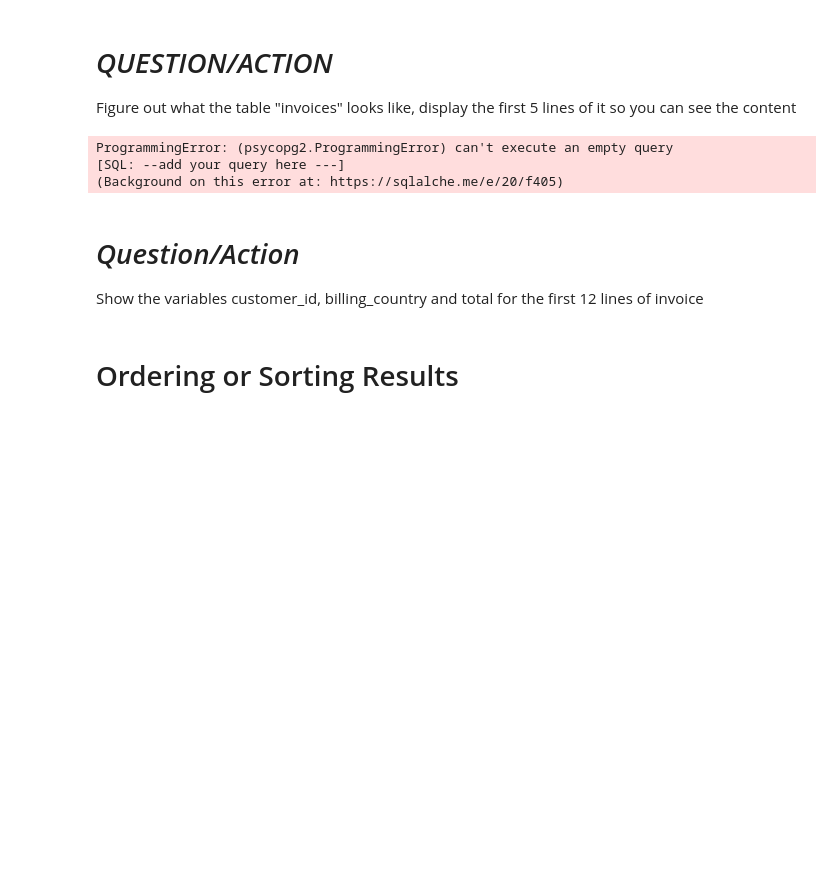
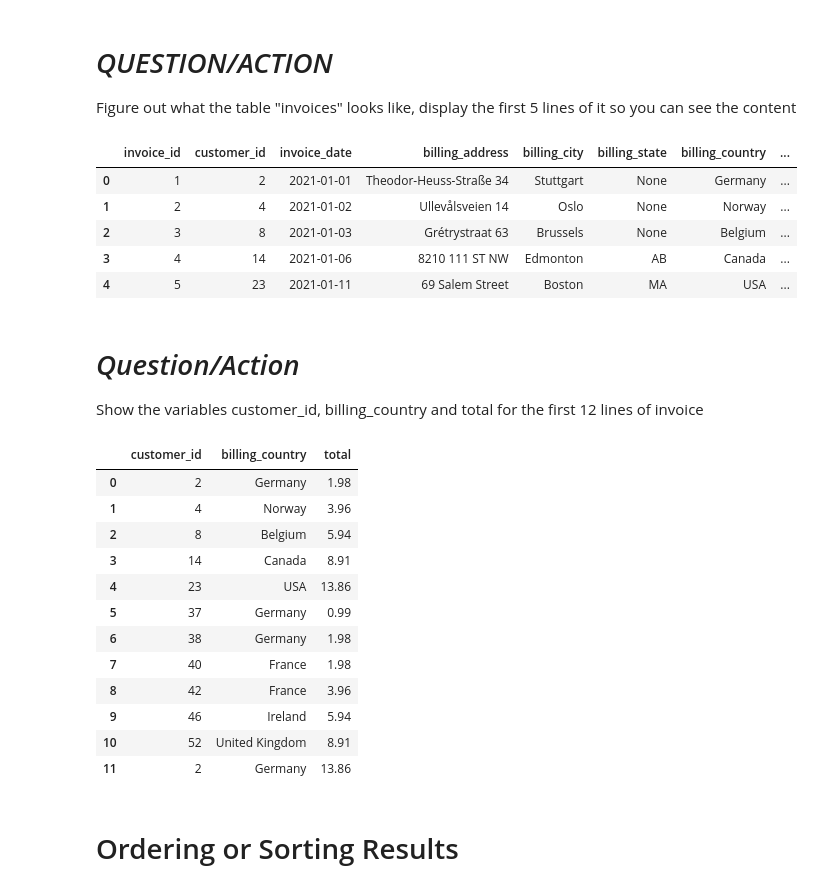
Before and after one commit to rcwaterman/DSE5002, a Jupyter notebook: Module_04/Pair_Programming/PairProgamming_Queries.ipynb, the cells around one changed output. Cells and saved outputs as stored; diff of their text form; code cells hidden in the pictures; blank space fills up the shorter version.

```diff
--- a/Module_04/Pair_Programming/PairProgamming_Queries.ipynb
+++ b/Module_04/Pair_Programming/PairProgamming_Queries.ipynb
@@ -106,15 +117,34 @@ pd.read_sql_query("SELECT customer_id, first_name, last_name FROM customer LIMIT
 
 Figure out what the table "invoices" looks like,  display the first 5 lines of it so you can see the content
 # %%
-pd.read_sql_query("--add your query here ---",engine)
+pd.read_sql_query("SELECT * FROM invoice LIMIT 5",engine)
 # %% [output]
-ProgrammingError: (psycopg2.ProgrammingError) can't execute an empty query
-[SQL: --add your query here ---]
-(Background on this error at: https://sqlalche.me/e/20/f405)
+|  | invoice_id | customer_id | invoice_date | billing_address | billing_city | billing_state | billing_country | ... |
+| 0 | 1 | 2 | 2021-01-01 | Theodor-Heuss-Straße 34 | Stuttgart | None | Germany | ... |
+| 1 | 2 | 4 | 2021-01-02 | Ullevålsveien 14 | Oslo | None | Norway | ... |
+| 2 | 3 | 8 | 2021-01-03 | Grétrystraat 63 | Brussels | None | Belgium | ... |
+| 3 | 4 | 14 | 2021-01-06 | 8210 111 ST NW | Edmonton | AB | Canada | ... |
+| 4 | 5 | 23 | 2021-01-11 | 69 Salem Street | Boston | MA | USA | ... |
 # %% [markdown]
 # *Question/Action*
 
 Show the variables customer_id,  billing_country and total for the first 12 lines of invoice
+# %%
+pd.read_sql_query("SELECT customer_id, billing_country, total FROM invoice LIMIT 12",engine)
+# %% [output]
+|  | customer_id | billing_country | total |
+| 0 | 2 | Germany | 1.98 |
+| 1 | 4 | Norway | 3.96 |
+| 2 | 8 | Belgium | 5.94 |
+| 3 | 14 | Canada | 8.91 |
+| 4 | 23 | USA | 13.86 |
+| 5 | 37 | Germany | 0.99 |
+| 6 | 38 | Germany | 1.98 |
+| 7 | 40 | France | 1.98 |
+| 8 | 42 | France | 3.96 |
+| 9 | 46 | Ireland | 5.94 |
+| 10 | 52 | United Kingdom | 8.91 |
+| 11 | 2 | Germany | 13.86 |
 # %% [markdown]
 # Ordering or Sorting Results
 # %%
```
Also changed, not shown: parts of 13 cells of this notebook, 2 other files.
